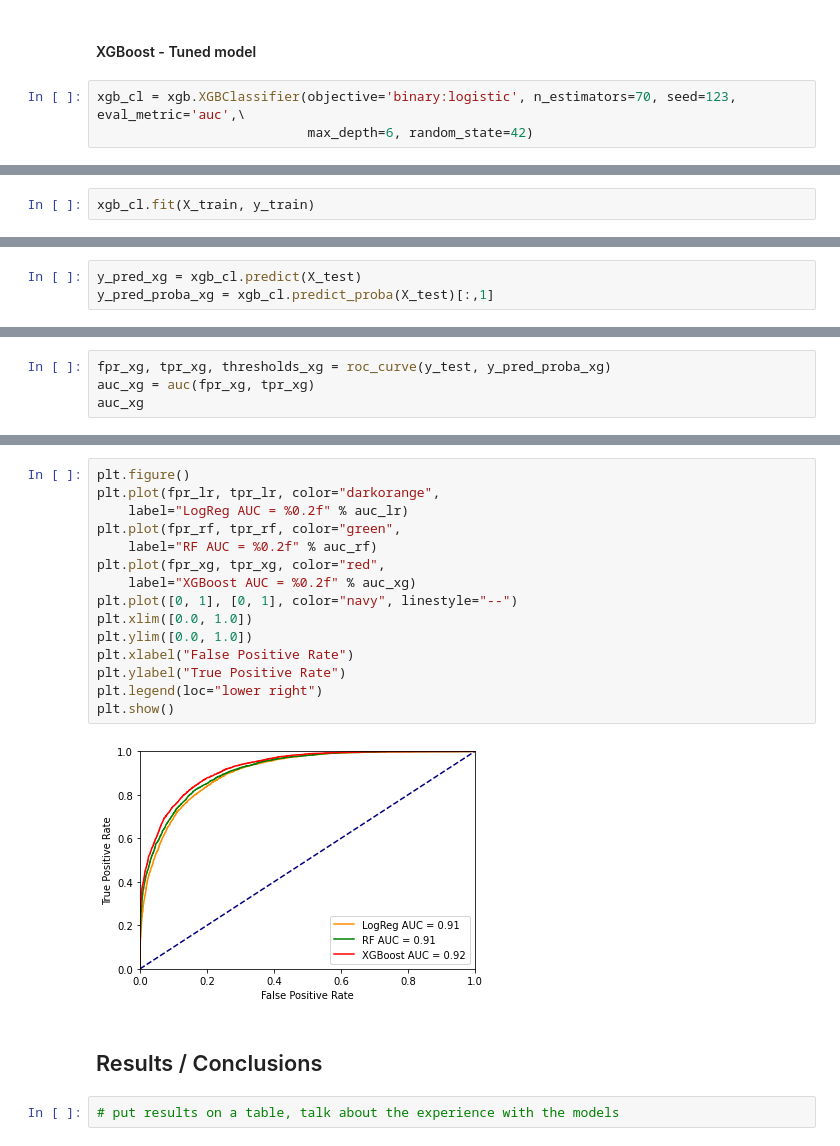
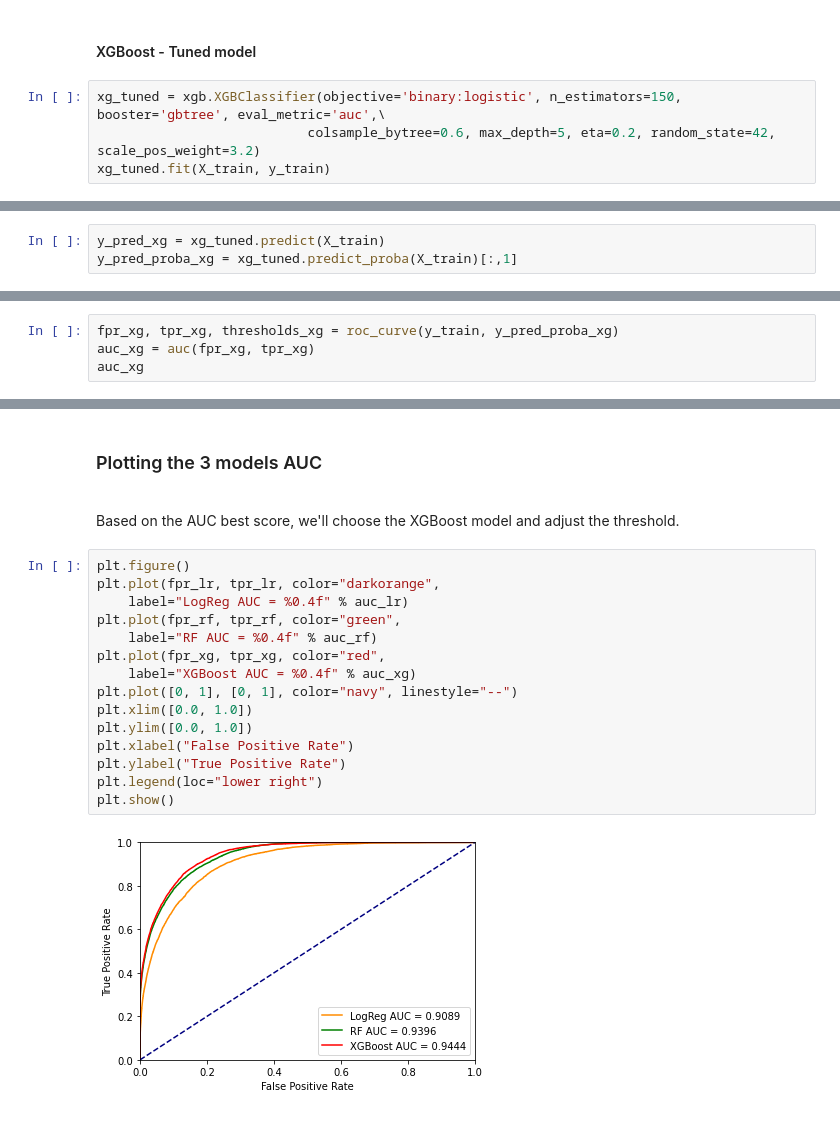
Before and after one commit to jduran3/Marketing_based_on_income_classification, a Jupyter notebook: notebooks/Capstone 2 - Modeling.ipynb, the cells around one changed output, grey strips where cells are left out. Drawn from its saved outputs; the diff is of its cells as text.

Commit message:
Modeling

```diff
--- a/notebooks/Capstone 2 - Modeling.ipynb
+++ b/notebooks/Capstone 2 - Modeling.ipynb
@@ -325,5 +260,6 @@ plt.ylabel('AUC Score');
 # %% [markdown]
 #### XGBoost - Tuned model
 # %%
-xgb_cl = xgb.XGBClassifier(objective='binary:logistic', n_estimators=70, seed=123, eval_metric='auc',\
-                           max_depth=6, random_state=42)
+xg_tuned = xgb.XGBClassifier(objective='binary:logistic', n_estimators=150, booster='gbtree', eval_metric='auc',\
+                           colsample_bytree=0.6, max_depth=5, eta=0.2, random_state=42, scale_pos_weight=3.2)
+xg_tuned.fit(X_train, y_train)
@@ -330,2 +276,0 @@ xgb_cl = xgb.XGBClassifier(objective='binary:logistic', n_estimators=70, seed=12
-# %%
-xgb_cl.fit(X_train, y_train)
@@ -343,3 +277,3 @@ XGBClassifier(base_score=0.5, booster='gbtree', callbacks=None,
 # %%
-y_pred_xg = xgb_cl.predict(X_test)
-y_pred_proba_xg = xgb_cl.predict_proba(X_test)[:,1]
+y_pred_xg = xg_tuned.predict(X_train)
+y_pred_proba_xg = xg_tuned.predict_proba(X_train)[:,1]
@@ -361,5 +298,5 @@ weighted avg       0.86      0.87      0.86     14653
 # %%
-fpr_xg, tpr_xg, thresholds_xg = roc_curve(y_test, y_pred_proba_xg)
+fpr_xg, tpr_xg, thresholds_xg = roc_curve(y_train, y_pred_proba_xg)
 auc_xg = auc(fpr_xg, tpr_xg)
 auc_xg
 # %% [output]
@@ -380,21 +317,20 @@ plt.show()
+# %% [markdown]
+### Plotting the 3 models AUC
+<BR>Based on the AUC best score, we'll choose the XGBoost model and adjust the threshold.
 # %%
 plt.figure()
 plt.plot(fpr_lr, tpr_lr, color="darkorange",
-    label="LogReg AUC = %0.2f" % auc_lr)
+    label="LogReg AUC = %0.4f" % auc_lr)
 plt.plot(fpr_rf, tpr_rf, color="green",
-    label="RF AUC = %0.2f" % auc_rf)
+    label="RF AUC = %0.4f" % auc_rf)
 plt.plot(fpr_xg, tpr_xg, color="red",
-    label="XGBoost AUC = %0.2f" % auc_xg)
+    label="XGBoost AUC = %0.4f" % auc_xg)
 plt.plot([0, 1], [0, 1], color="navy", linestyle="--")
 plt.xlim([0.0, 1.0])
 plt.ylim([0.0, 1.0])
 plt.xlabel("False Positive Rate")
 plt.ylabel("True Positive Rate")
 plt.legend(loc="lower right")
 plt.show()
 # %% [output]
-[figure, old version]
+[figure, new version]
-# %% [markdown]
-## Results / Conclusions
-# %%
-# put results on a table, talk about the experience with the models
```
Also changed, not shown: parts of 83 cells of this notebook.
